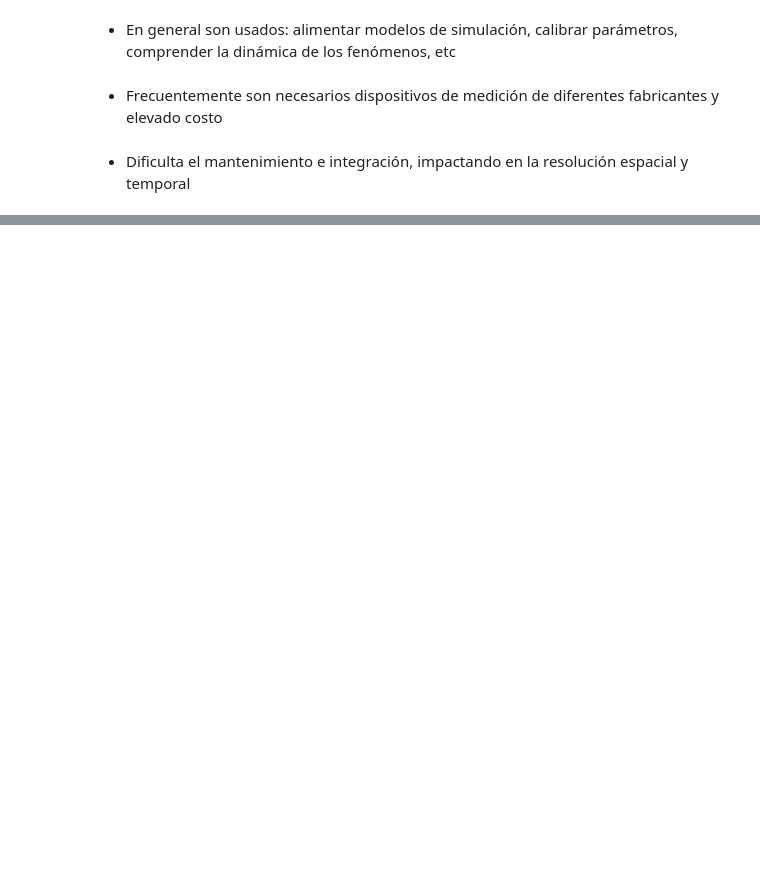
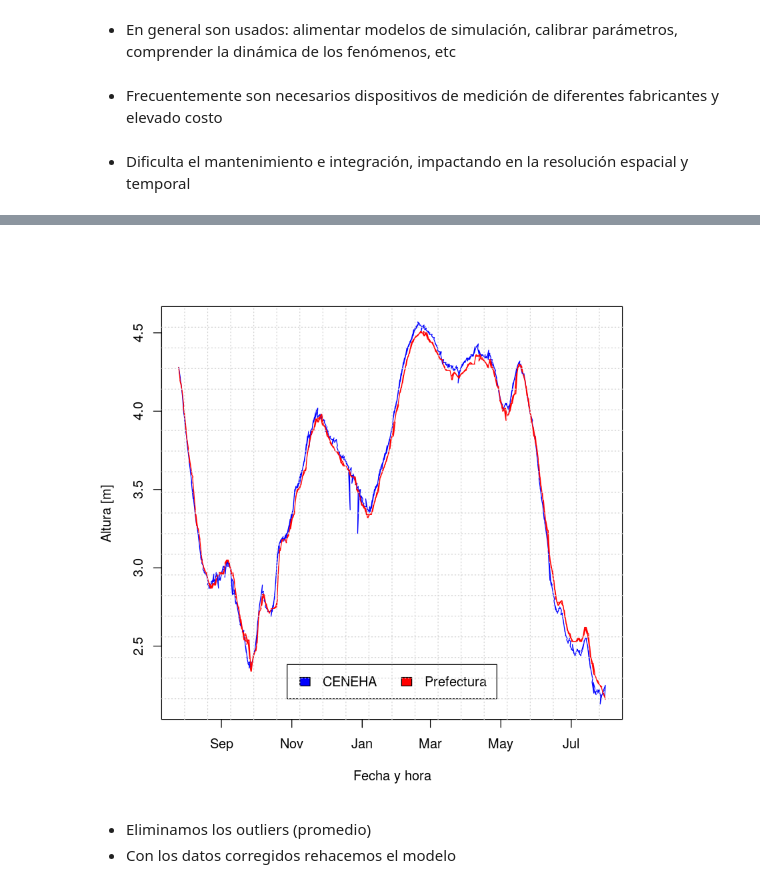
Before and after one commit to emilopez/intro-R, a Jupyter notebook: tp-final/tf-slides.ipynb, the cells around one changed output, grey strips where cells are left out. Drawn from its saved outputs; the diff is of its cells as text; code cells hidden in the pictures; blank space fills up the shorter version.

```diff
--- a/tp-final/tf-slides.ipynb
+++ b/tp-final/tf-slides.ipynb
@@ -363,5 +42,0 @@ Intervalo de confianza:
-# %%
-idx = Humedad.DHT<=90
-Humedad.Eddy = Humedad.Eddy[idx]
-Humedad.DHT = Humedad.DHT[idx]
-FechayHora = FechayHora[idx]
@@ -527,0 +91,3 @@ c(dif-z*SE, dif+z*SE)
+# %%
+plot(FechayHora, AlturaCeneha, col="blue",xlab="Fecha y hora", ylab="Altura [m]", type="lines");lines(FechayHora, AlturaPrefectura,col="red");legend("bottom", inset=.05, c("CENEHA","Prefectura"), fill=c("blue","red"), horiz=TRUE);grid(nx = 20, ny = 20, col = "lightgray", lty = "dotted", lwd = par("lwd"), equilogs = TRUE)
+# %% [output]
@@ -527,0 +96,4 @@ c(dif-z*SE, dif+z*SE)
+[figure, added]
+# %% [markdown]
+- Eliminamos los outliers (promedio)
+- Con los datos corregidos rehacemos el modelo
```
Also changed, not shown: parts of 100 cells of this notebook.
